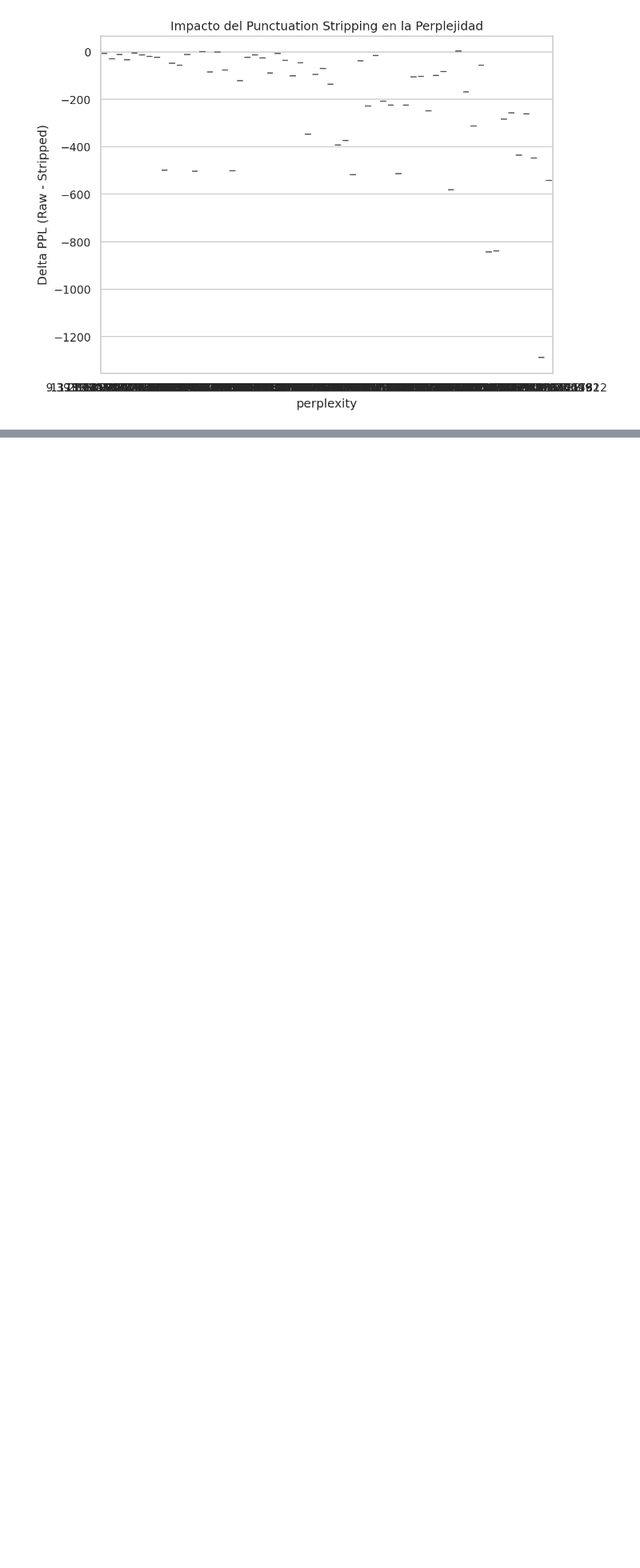
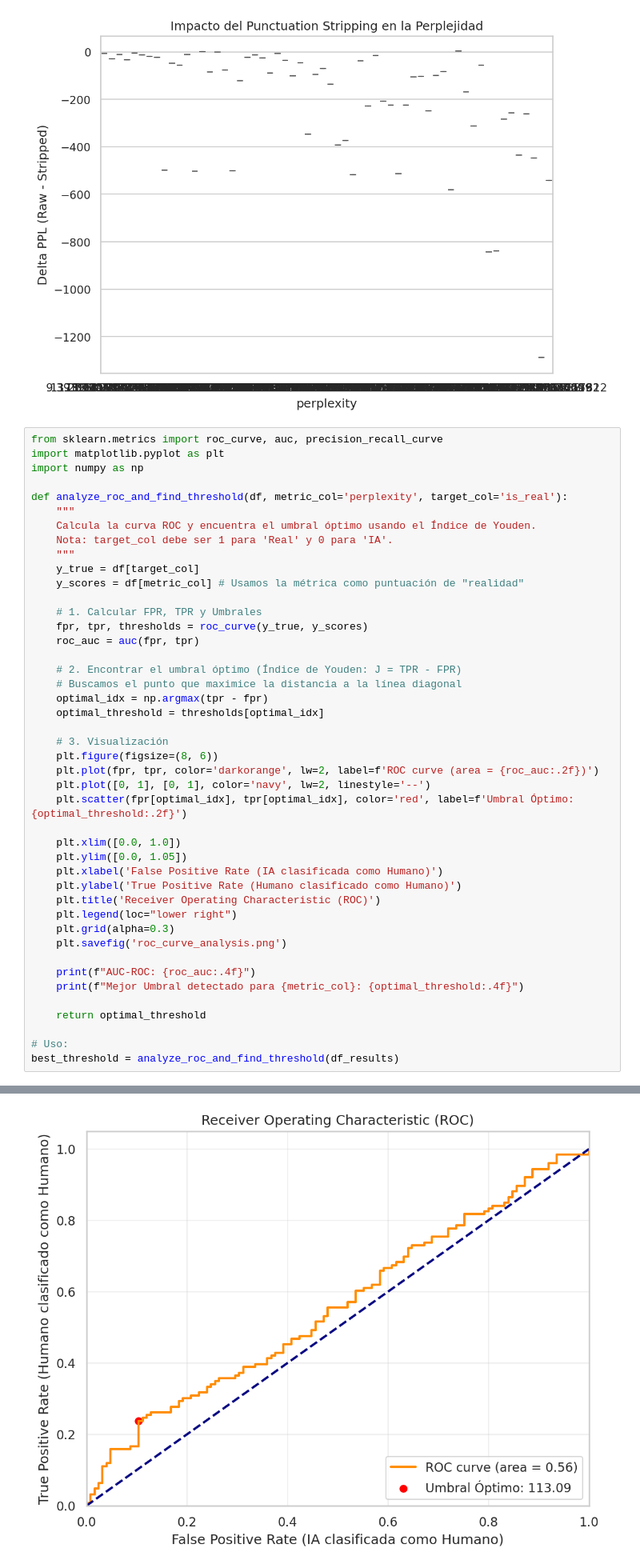
Before and after one commit to JavierPrior845/tfg-ai-text-detection, a Jupyter notebook: models/decoder-only/Decoder-Only-Titles.ipynb, the cells around one changed output, grey strips where cells are left out. Shown at 80% size. Cells and saved outputs as stored; diff of their text form; blank space fills up the shorter version.

```diff
--- a/models/decoder-only/Decoder-Only-Titles.ipynb
+++ b/models/decoder-only/Decoder-Only-Titles.ipynb
@@ -223,3 +227,48 @@ is_real
 0       -219.565601  216.766067 -113.474309
 1       -203.857833  291.711031  -56.548265
 [figure]
+# %%
+from sklearn.metrics import roc_curve, auc, precision_recall_curve
+import matplotlib.pyplot as plt
+import numpy as np
+
+def analyze_roc_and_find_threshold(df, metric_col='perplexity', target_col='is_real'):
+    """
+    Calcula la curva ROC y encuentra el umbral óptimo usando el Índice de Youden.
+    Nota: target_col debe ser 1 para 'Real' y 0 para 'IA'.
+    """
+    y_true = df[target_col]
+    y_scores = df[metric_col] # Usamos la métrica como puntuación de "realidad"
+
+    # 1. Calcular FPR, TPR y Umbrales
+    fpr, tpr, thresholds = roc_curve(y_true, y_scores)
+    roc_auc = auc(fpr, tpr)
+
+    # 2. Encontrar el umbral óptimo (Índice de Youden: J = TPR - FPR)
+    # Buscamos el punto que maximice la distancia a la línea diagonal
+    optimal_idx = np.argmax(tpr - fpr)
+    optimal_threshold = thresholds[optimal_idx]
+
+    # 3. Visualización
+    plt.figure(figsize=(8, 6))
+    plt.plot(fpr, tpr, color='darkorange', lw=2, label=f'ROC curve (area = {roc_auc:.2f})')
+    plt.plot([0, 1], [0, 1], color='navy', lw=2, linestyle='--')
+    plt.scatter(fpr[optimal_idx], tpr[optimal_idx], color='red', label=f'Umbral Óptimo: {optimal_threshold:.2f}')
+
+    plt.xlim([0.0, 1.0])
+    plt.ylim([0.0, 1.05])
+    plt.xlabel('False Positive Rate (IA clasificada como Humano)')
+    plt.ylabel('True Positive Rate (Humano clasificado como Humano)')
+    plt.title('Receiver Operating Characteristic (ROC)')
+    plt.legend(loc="lower right")
+    plt.grid(alpha=0.3)
+    plt.savefig('roc_curve_analysis.png')
+
+    print(f"AUC-ROC: {roc_auc:.4f}")
+    print(f"Mejor Umbral detectado para {metric_col}: {optimal_threshold:.4f}")
+
+    return optimal_threshold
+
+# Uso:
+best_threshold = analyze_roc_and_find_threshold(df_results)
+# %% [output]
@@ -225,0 +277 @@ is_real
+[figure, added]
```
Also changed, not shown: parts of 14 cells of this notebook.
